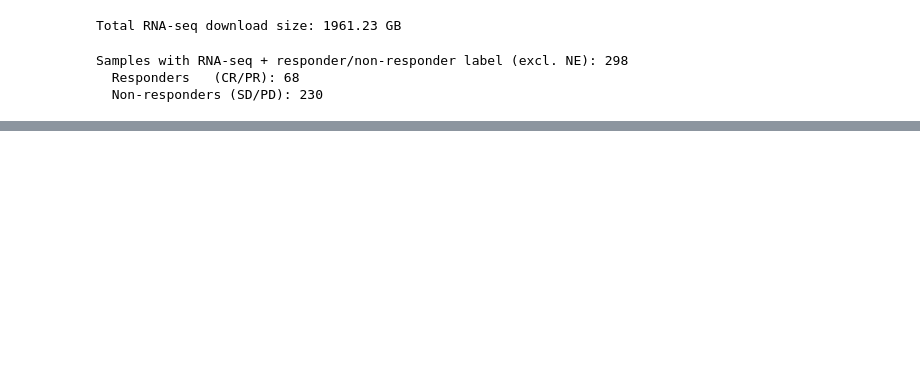
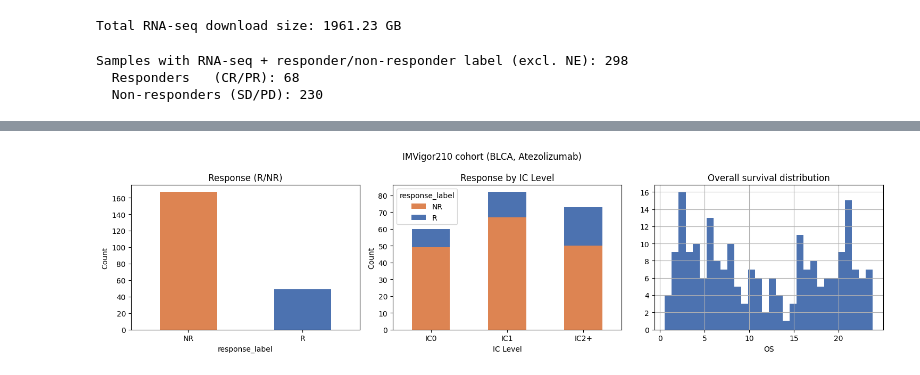
Before and after one commit to serenaklm/RNA-FM-benchmarking, a Jupyter notebook: data_preprocessing/immunotherapy_cohorts/IMVigor210/process_IMVigor210.ipynb, the cells around one changed output, grey strips where cells are left out. Cells and saved outputs as stored; diff of their text form; code cells hidden in the pictures; blank space fills up the shorter version.

```diff
--- a/data_preprocessing/immunotherapy_cohorts/IMVigor210/process_IMVigor210.ipynb
+++ b/data_preprocessing/immunotherapy_cohorts/IMVigor210/process_IMVigor210.ipynb
@@ -237,0 +286,4 @@ Samples with RNA-seq + responder/non-responder label (excl. NE): 298
+# %%
+RNA_DIR = Path("../../../data/immunotherapy_cohorts/IMVigor210/RNA")
+adata = ad.read_h5ad(RNA_DIR / "IMVigor210_bulk_RNA_processed_log1p.h5ad")
+print(adata)
@@ -237,0 +321,22 @@ Samples with RNA-seq + responder/non-responder label (excl. NE): 298
+# %%
+# ── Response distributions ────────────────────────────────────────────────────
+fig, axes = plt.subplots(1, 3, figsize=(15, 4))
+
+adata.obs["response_label"].value_counts().plot.bar(ax=axes[0], color=["#DD8452","#4C72B0"], rot=0)
+axes[0].set_title("Response (R/NR)")
+axes[0].set_ylabel("Count")
+
+ct = pd.crosstab(adata.obs["IC Level"], adata.obs["response_label"])
+ct.plot.bar(stacked=True, ax=axes[1], color=["#DD8452","#4C72B0"], rot=0)
+axes[1].set_title("Response by IC Level")
+axes[1].set_ylabel("Count")
+
+adata.obs["os"].hist(bins=30, ax=axes[2], color="#4C72B0", edgecolor="none")
+axes[2].set_title("Overall survival distribution")
+axes[2].set_xlabel("OS")
+
+plt.suptitle("IMVigor210 cohort (BLCA, Atezolizumab)", fontsize=12)
+plt.tight_layout()
+plt.show()
+# %% [output]
+[figure, added]
```
Also changed, not shown: parts of 9 cells of this notebook, 47 other files.
